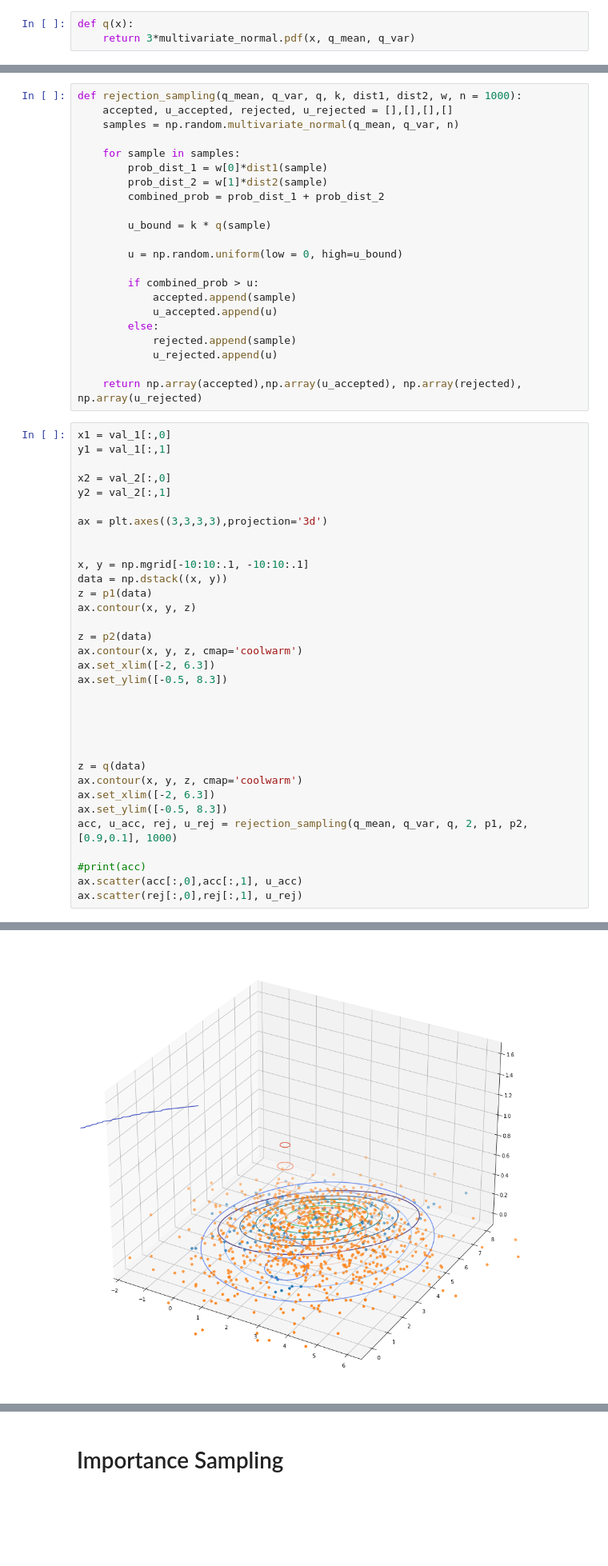
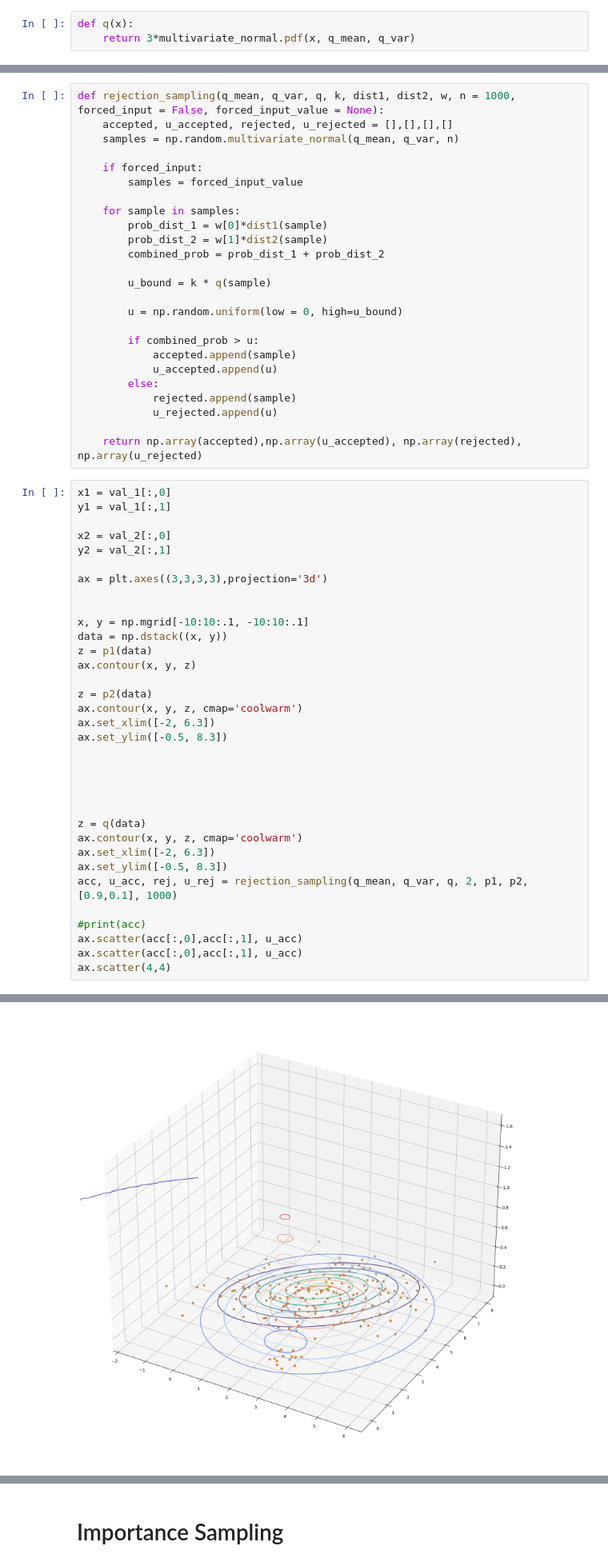
Before and after one commit to FredMCA/COMP6257-Coursework_1, a Jupyter notebook: question4.ipynb, the cells around one changed output, grey strips where cells are left out. Shown: that part at 80% size. Drawn from its saved outputs; the diff is of its cells as text; blank space fills up the shorter version.

```diff
--- a/question4.ipynb
+++ b/question4.ipynb
@@ -101,7 +101,10 @@ ax.set_ylim([-0.5, 8.3])
 # %%
-def rejection_sampling(q_mean, q_var, q, k, dist1, dist2, w, n = 1000):
+def rejection_sampling(q_mean, q_var, q, k, dist1, dist2, w, n = 1000, forced_input = False, forced_input_value = None):
     accepted, u_accepted, rejected, u_rejected = [],[],[],[]
     samples = np.random.multivariate_normal(q_mean, q_var, n)
+
+    if forced_input:
+        samples = forced_input_value
 
     for sample in samples:
         prob_dist_1 = w[0]*dist1(sample)
@@ -127,32 +130,33 @@ y1 = val_1[:,1]
 x2 = val_2[:,0]
 y2 = val_2[:,1]
 
 ax = plt.axes((3,3,3,3),projection='3d')
 
 
 x, y = np.mgrid[-10:10:.1, -10:10:.1]
 data = np.dstack((x, y))
 z = p1(data)
 ax.contour(x, y, z)
 
 z = p2(data)
 ax.contour(x, y, z, cmap='coolwarm')
 ax.set_xlim([-2, 6.3])
 ax.set_ylim([-0.5, 8.3])
 
 
 
 
 
 z = q(data)
 ax.contour(x, y, z, cmap='coolwarm')
 ax.set_xlim([-2, 6.3])
 ax.set_ylim([-0.5, 8.3])
 acc, u_acc, rej, u_rej = rejection_sampling(q_mean, q_var, q, 2, p1, p2, [0.9,0.1], 1000)
 
 #print(acc)
 ax.scatter(acc[:,0],acc[:,1], u_acc)
-ax.scatter(rej[:,0],rej[:,1], u_rej)
+ax.scatter(acc[:,0],acc[:,1], u_acc)
+ax.scatter(4,4)
 # %% [output]
 <mpl_toolkits.mplot3d.art3d.Path3DCollection at 0x...>
-[figure, old version]
+[figure, new version]
```
Also changed, not shown: parts of 4 cells of this notebook.
